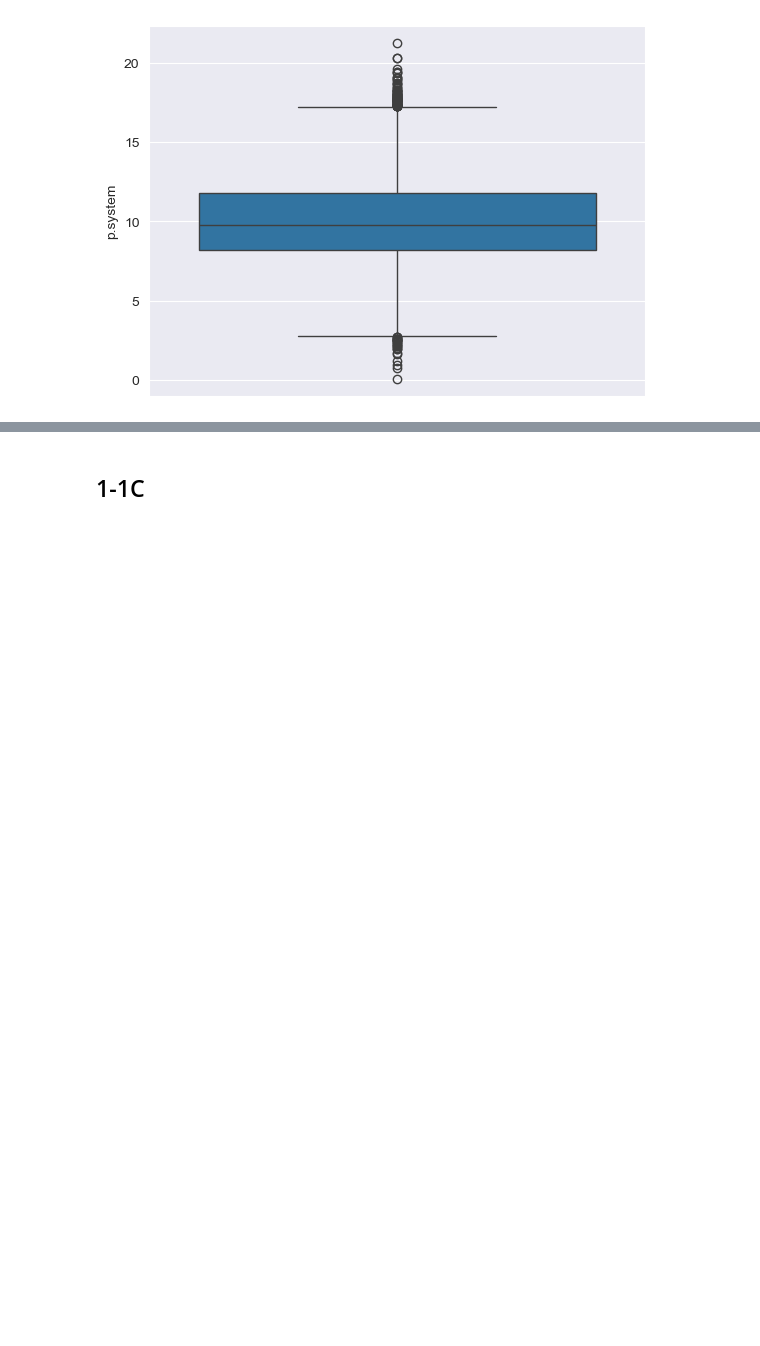
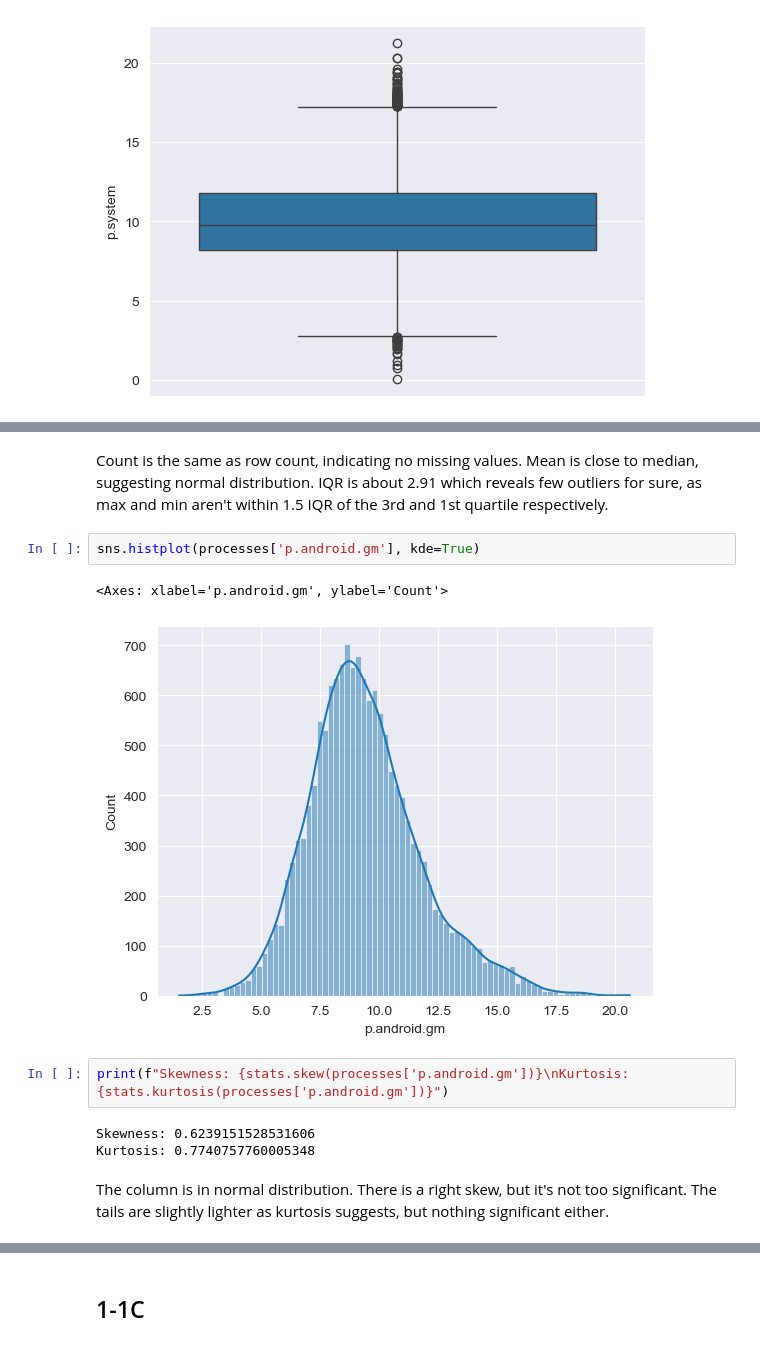
Before and after one commit to MartinH2k3/IAUProject, a Jupyter notebook: phase1M.ipynb, the cells around one changed output, grey strips where cells are left out. Drawn from its saved outputs; the diff is of its cells as text; blank space fills up the shorter version.

```diff
--- a/phase1M.ipynb
+++ b/phase1M.ipynb
@@ -797,0 +813,14 @@ sns.boxplot(processes['p.system'])
+# %% [markdown]
+Count is the same as row count, indicating no missing values. Mean is close to median, suggesting normal distribution. IQR is about 2.91 which reveals few outliers for sure, as max and min aren't within 1.5 IQR of the 3rd and 1st quartile respectively.
+# %%
+sns.histplot(processes['p.android.gm'], kde=True)
+# %% [output]
+<Axes: xlabel='p.android.gm', ylabel='Count'>
+[figure, added]
+# %%
+print(f"Skewness: {stats.skew(processes['p.android.gm'])}\nKurtosis: {stats.kurtosis(processes['p.android.gm'])}")
+# %% [output]
+Skewness: 0.6239151528531606
+Kurtosis: 0.7740757760005348
+# %% [markdown]
+The column is in normal distribution. There is a right skew, but it's not too significant. The tails are slightly lighter as kurtosis suggests, but nothing significant either.
```
Also changed, not shown: parts of 22 cells of this notebook.
